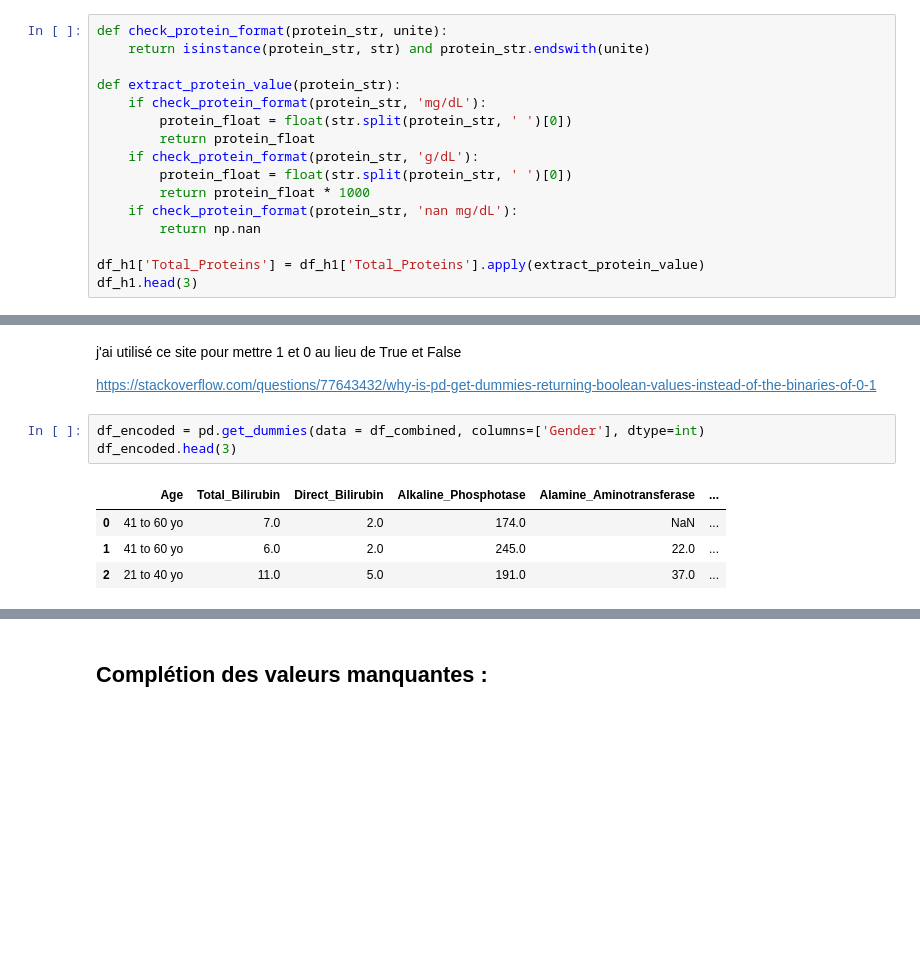
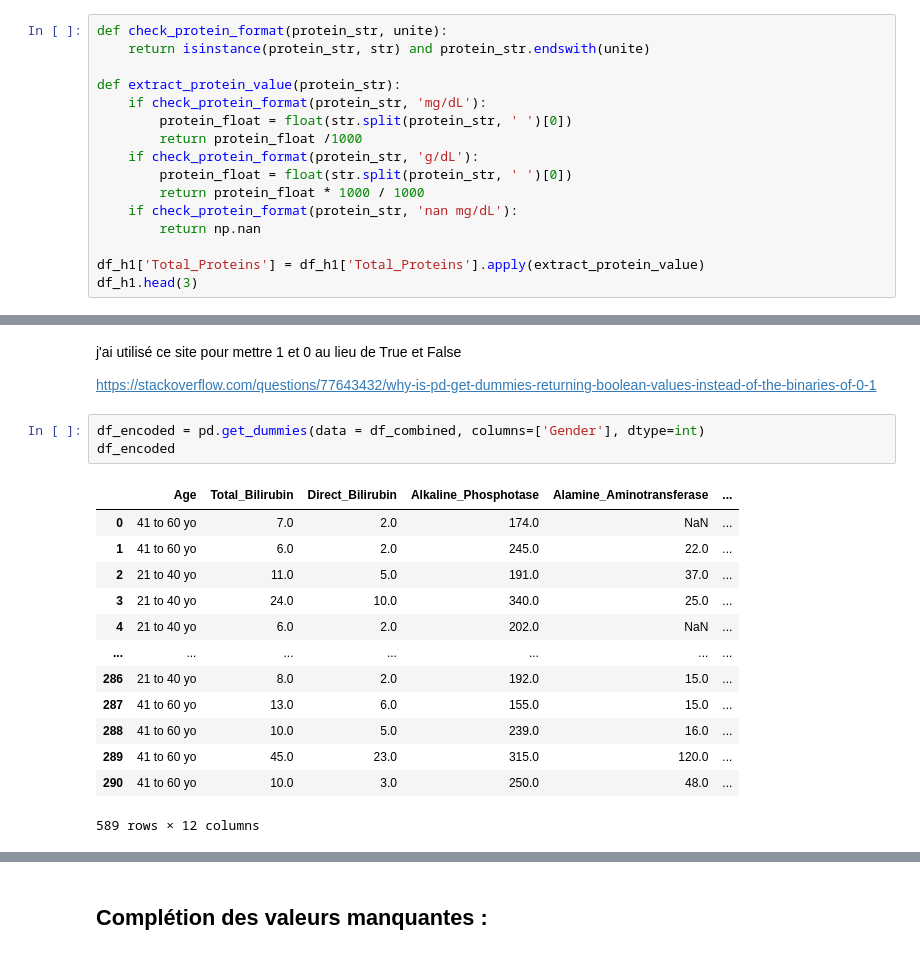
Before and after one commit to AlexisDcn/PROJETEPI_AD_EC, a Jupyter notebook: CABANES_DECHENAIS-PROJET.ipynb, the cells around one changed output, grey strips where cells are left out. Saved outputs shown, nothing was run; the diff lists cells and outputs as text; blank space fills up the shorter version.

```diff
--- a/CABANES_DECHENAIS-PROJET.ipynb
+++ b/CABANES_DECHENAIS-PROJET.ipynb
@@ -100,10 +100,10 @@ def check_protein_format(protein_str, unite):
 def extract_protein_value(protein_str):
     if check_protein_format(protein_str, 'mg/dL'):
         protein_float = float(str.split(protein_str, ' ')[0])
-        return protein_float
+        return protein_float /1000
     if check_protein_format(protein_str, 'g/dL'):
         protein_float = float(str.split(protein_str, ' ')[0])
-        return protein_float * 1000
+        return protein_float * 1000 / 1000
     if check_protein_format(protein_str, 'nan mg/dL'):
         return np.nan
 
@@ -217,12 +215,21 @@ j'ai utilisé ce site pour mettre 1 et 0 au lieu de True et False
 https://stackoverflow.com/questions/77643432/why-is-pd-get-dummies-returning-boolean-values-instead-of-the-binaries-of-0-1
 # %%
 df_encoded = pd.get_dummies(data = df_combined, columns=['Gender'], dtype=int)
-df_encoded.head(3)
+df_encoded
 # %% [output]
 |  | Age | Total_Bilirubin | Direct_Bilirubin | Alkaline_Phosphotase | Alamine_Aminotransferase | ... |
 | 0 | 41 to 60 yo | 7.0 | 2.0 | 174.0 | NaN | ... |
 | 1 | 41 to 60 yo | 6.0 | 2.0 | 245.0 | 22.0 | ... |
 | 2 | 21 to 40 yo | 11.0 | 5.0 | 191.0 | 37.0 | ... |
+| 3 | 21 to 40 yo | 24.0 | 10.0 | 340.0 | 25.0 | ... |
+| 4 | 21 to 40 yo | 6.0 | 2.0 | 202.0 | NaN | ... |
+| ... | ... | ... | ... | ... | ... | ... |
+| 286 | 21 to 40 yo | 8.0 | 2.0 | 192.0 | 15.0 | ... |
+| 287 | 41 to 60 yo | 13.0 | 6.0 | 155.0 | 15.0 | ... |
+| 288 | 41 to 60 yo | 10.0 | 5.0 | 239.0 | 16.0 | ... |
+| 289 | 41 to 60 yo | 45.0 | 23.0 | 315.0 | 120.0 | ... |
+| 290 | 41 to 60 yo | 10.0 | 3.0 | 250.0 | 48.0 | ... |
+589 rows × 12 columns
 # %%
 #LabelEncoder les tris par ordre alphabétique et non pas dans l'ordre que l'on veut.
 # On a donc créee une fonction pour le faire manuellement.
```
Also changed, not shown: parts of 24 cells of this notebook, 1 other file.
